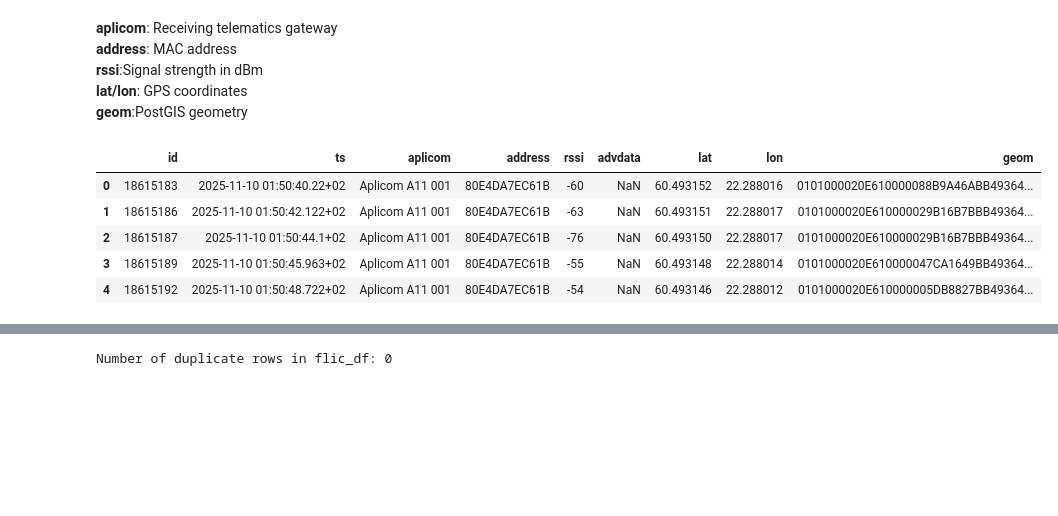
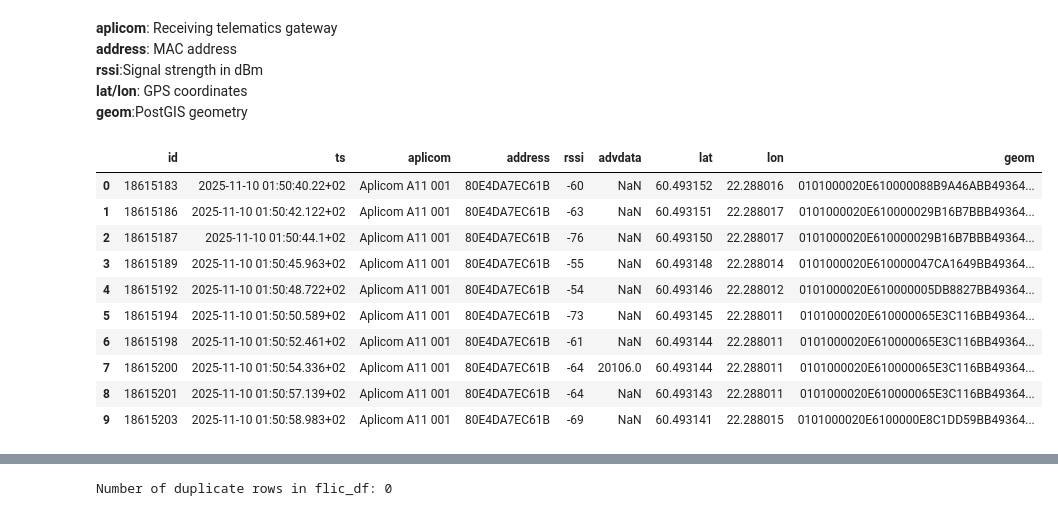
Before and after one commit to Mortti11/Hazard_Situation_Analysis_and_Prediction, a Jupyter notebook: analyzing.ipynb, the cells around one changed output, grey strips where cells are left out. Cells and saved outputs as stored; diff of their text form; code cells hidden in the pictures; blank space fills up the shorter version.

```diff
--- a/analyzing.ipynb
+++ b/analyzing.ipynb
@@ -114,14 +114,19 @@ memory usage: 69.5+ KB
 **lat/lon**: GPS coordinates<br>
 **geom**:PostGIS geometry
 # %%
-flic_df.head()
+flic_df.head(10)
 # %% [output]
 |  | id | ts | aplicom | address | rssi | advdata | lat | lon | geom |
 | 0 | 18615183 | 2025-11-10 01:50:40.22+02 | Aplicom A11 001 | 80E4DA7EC61B | -60 | NaN | 60.493152 | 22.288016 | 0101000020E610000088B9A46ABB49364... |
 | 1 | 18615186 | 2025-11-10 01:50:42.122+02 | Aplicom A11 001 | 80E4DA7EC61B | -63 | NaN | 60.493151 | 22.288017 | 0101000020E610000029B16B7BBB49364... |
 | 2 | 18615187 | 2025-11-10 01:50:44.1+02 | Aplicom A11 001 | 80E4DA7EC61B | -76 | NaN | 60.493150 | 22.288017 | 0101000020E610000029B16B7BBB49364... |
 | 3 | 18615189 | 2025-11-10 01:50:45.963+02 | Aplicom A11 001 | 80E4DA7EC61B | -55 | NaN | 60.493148 | 22.288014 | 0101000020E610000047CA1649BB49364... |
 | 4 | 18615192 | 2025-11-10 01:50:48.722+02 | Aplicom A11 001 | 80E4DA7EC61B | -54 | NaN | 60.493146 | 22.288012 | 0101000020E610000005DB8827BB49364... |
+| 5 | 18615194 | 2025-11-10 01:50:50.589+02 | Aplicom A11 001 | 80E4DA7EC61B | -73 | NaN | 60.493145 | 22.288011 | 0101000020E610000065E3C116BB49364... |
+| 6 | 18615198 | 2025-11-10 01:50:52.461+02 | Aplicom A11 001 | 80E4DA7EC61B | -61 | NaN | 60.493144 | 22.288011 | 0101000020E610000065E3C116BB49364... |
+| 7 | 18615200 | 2025-11-10 01:50:54.336+02 | Aplicom A11 001 | 80E4DA7EC61B | -64 | 20106.0 | 60.493144 | 22.288011 | 0101000020E610000065E3C116BB49364... |
+| 8 | 18615201 | 2025-11-10 01:50:57.139+02 | Aplicom A11 001 | 80E4DA7EC61B | -64 | NaN | 60.493143 | 22.288011 | 0101000020E610000065E3C116BB49364... |
+| 9 | 18615203 | 2025-11-10 01:50:58.983+02 | Aplicom A11 001 | 80E4DA7EC61B | -69 | NaN | 60.493141 | 22.288015 | 0101000020E6100000E8C1DD59BB49364... |
 # %%
 # Convert timestamp to datetime
 flic_df['ts']=pd.to_datetime(flic_df['ts'],format='ISO8601',errors='coerce')
```
Also changed, not shown: parts of 53 cells of this notebook, 2 other files.
